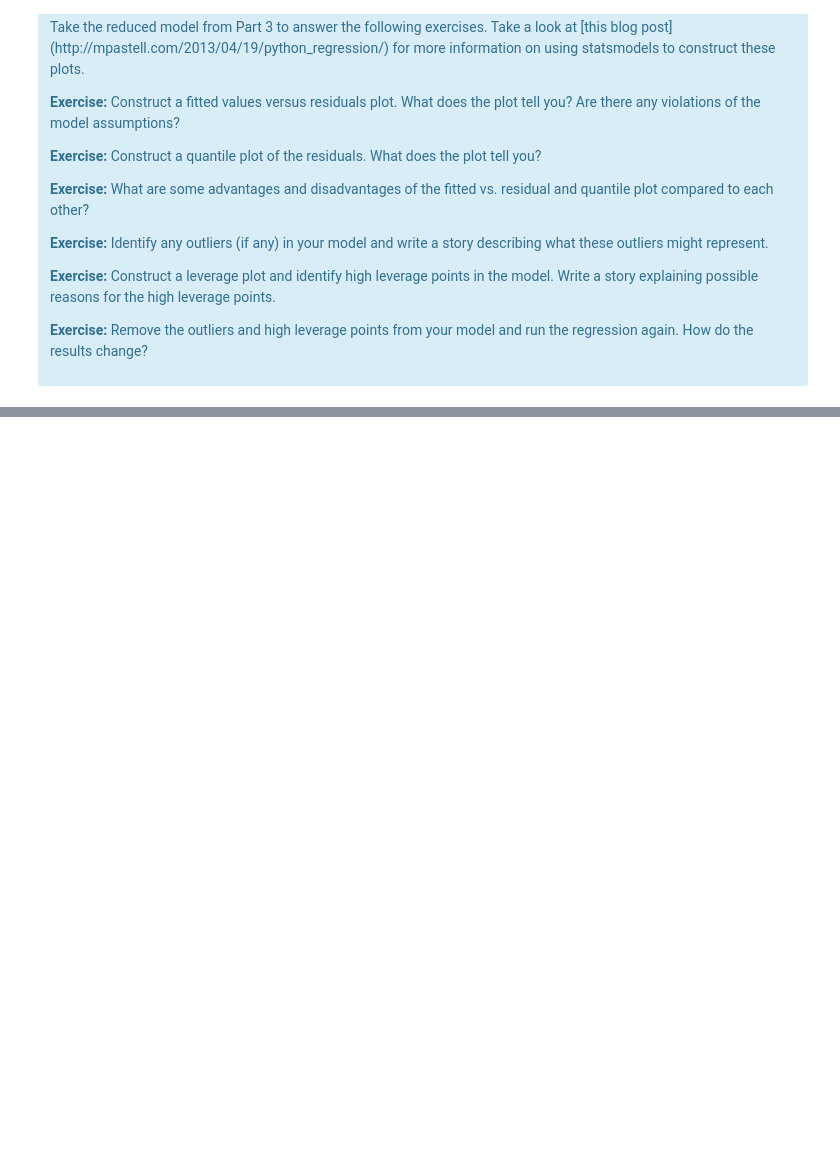
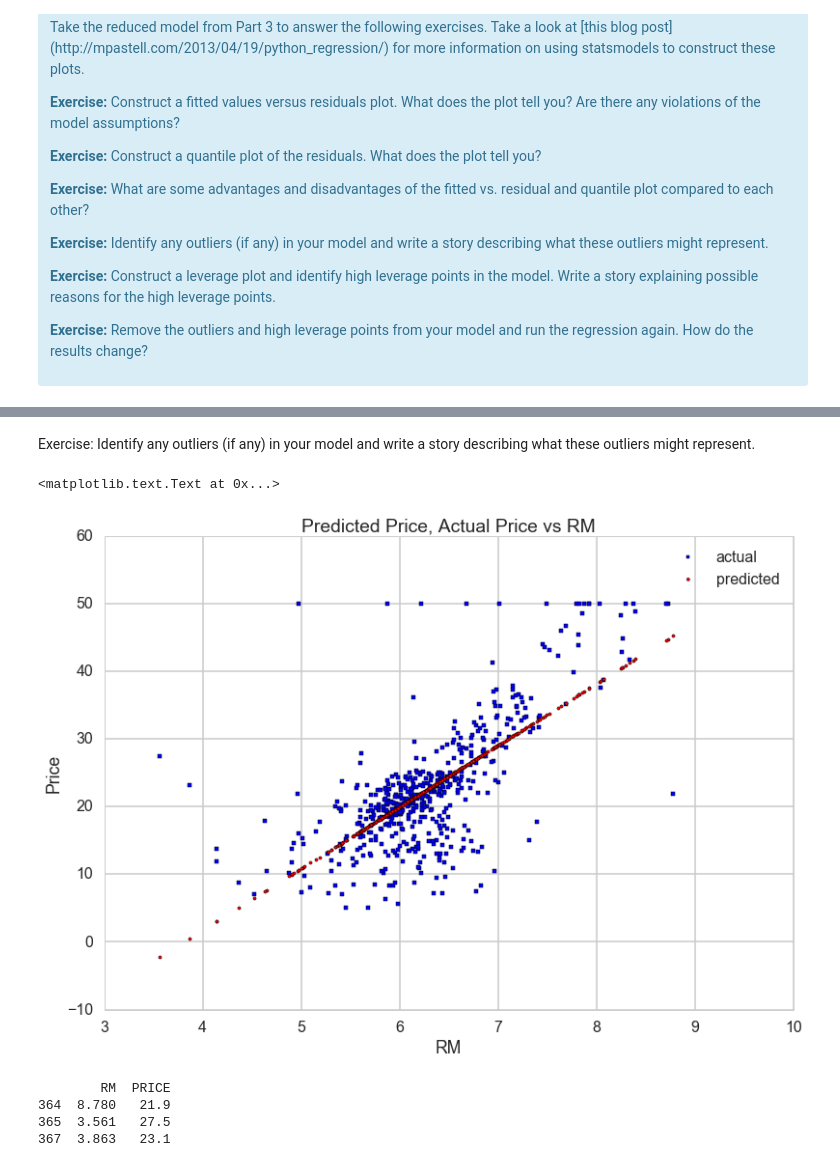
Before and after one commit to mariannetsr/springboard-1, a Jupyter notebook: linear_regression/Mini_Project_Linear_Regression.ipynb, the cells around one changed output, grey strips where cells are left out. Cells and saved outputs as stored; diff of their text form; code cells hidden in the pictures; blank space fills up the shorter version.

```diff
--- a/linear_regression/Mini_Project_Linear_Regression.ipynb
+++ b/linear_regression/Mini_Project_Linear_Regression.ipynb
@@ -889,0 +1066,24 @@ There are some other issues that are important investigate with linear regressio
+# %% [markdown]
+Exercise: Identify any outliers (if any) in your model and write a story describing what these outliers might represent.
+# %%
+# your turn
+fig = plt.figure()
+ax1 = fig.add_subplot(111)
+
+ax1.scatter(bos.RM, bos.PRICE, s=10, c='b', marker="s", label='actual')
+ax1.scatter(bos.RM, fitted.fittedvalues, s=10, c='r', marker="o", label='predicted')
+plt.legend(loc='upper right');
+plt.title("Predicted Price, Actual Price vs RM")
+plt.xlabel("RM")
+plt.ylabel("Price")
+# %% [output]
+<matplotlib.text.Text at 0x...>
+[figure, added]
+# %%
+# outliers
+print bos[((bos['RM'] > 8) & (bos['PRICE'] < 30)) | (bos['RM'] <4)][['RM', 'PRICE']]
+# %% [output]
+        RM  PRICE
+364  8.780   21.9
+365  3.561   27.5
+367  3.863   23.1
```
Also changed, not shown: parts of 46 cells of this notebook.
